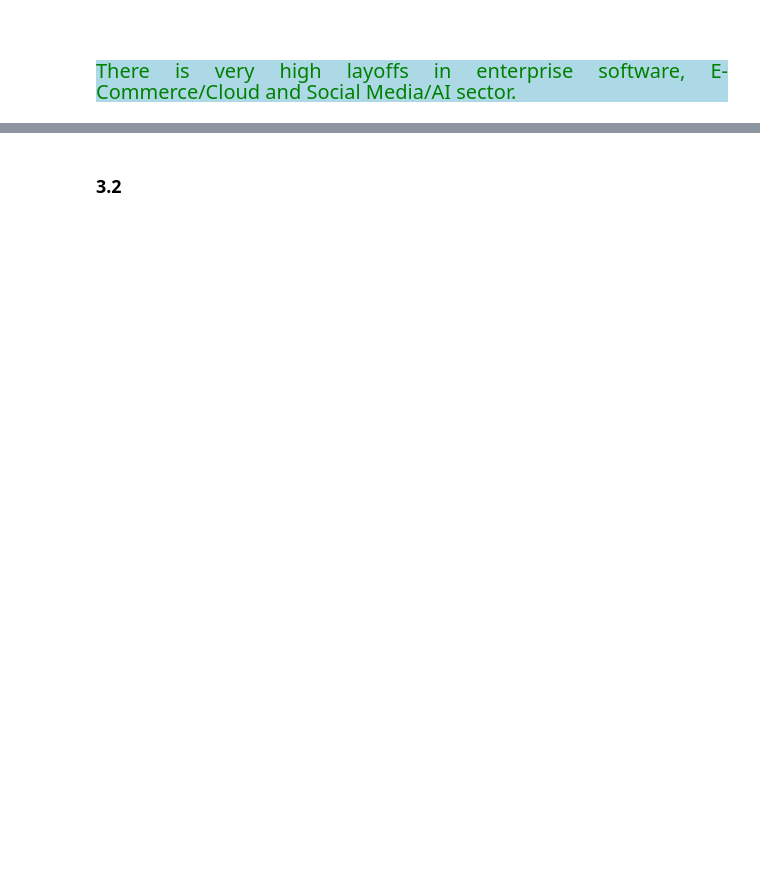
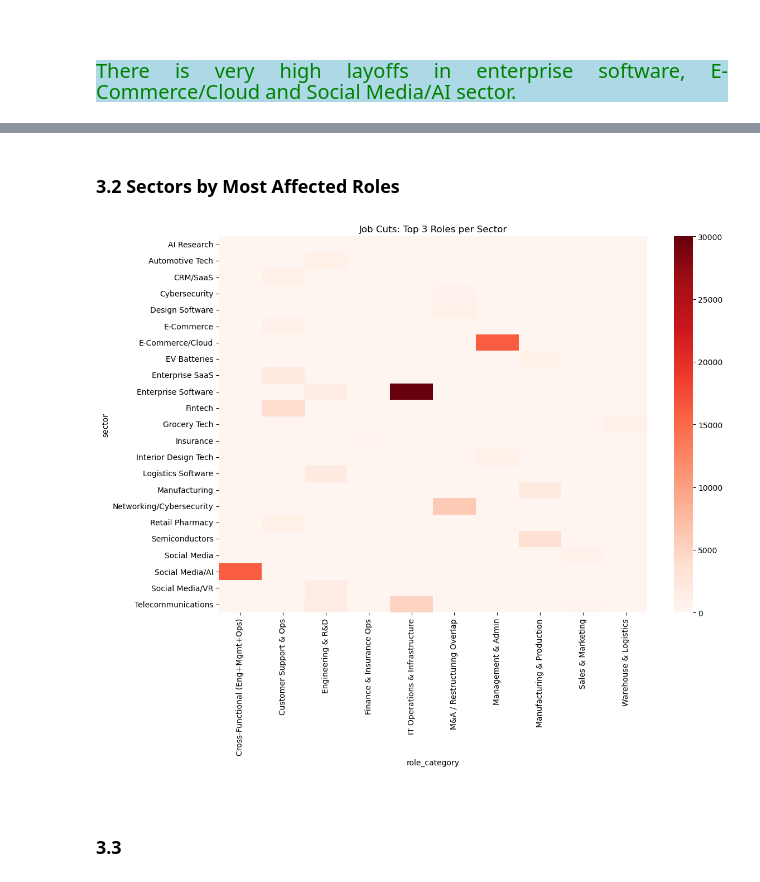
Before and after one commit to Kartika-Nidhi/DS_Projects, a Jupyter notebook: TechLayoffs2026Analysis.ipynb, the cells around one changed output, grey strips where cells are left out. Cells and saved outputs as stored; diff of their text form; code cells hidden in the pictures; blank space fills up the shorter version.

Commit message:
Sectors by most affected roles analysis completed

```diff
--- a/TechLayoffs2026Analysis.ipynb
+++ b/TechLayoffs2026Analysis.ipynb
@@ -875,4 +875,34 @@ plt.show()
 # %% [markdown]
 <div>
 # %% [markdown]
-### 3.2
+### 3.2 Sectors by Most Affected Roles
+# %%
+
+grouped = (
+    data.groupby(['sector', 'role_category'])['jobs_cut']
+    .sum()
+    .reset_index()
+)
+
+
+top3 = (
+    grouped.groupby('sector', group_keys=False)
+    .apply(lambda x: x.nlargest(3, 'jobs_cut'))
+    .reset_index(drop=True)
+)
+
+
+
+
+pivot = top3.pivot_table(index='sector', columns='role_category', values='jobs_cut', fill_value=0)
+plt.figure(figsize=(12, 10))
+sns.heatmap(pivot, cmap='Reds', annot=False)
+plt.title('Job Cuts: Top 3 Roles per Sector')
+plt.tight_layout()
+plt.show()
+# %% [output]
+[figure, added]
+# %% [markdown]
+<div>
+# %% [markdown]
+### 3.3
```
Also changed, not shown: parts of 1 cell of this notebook.
